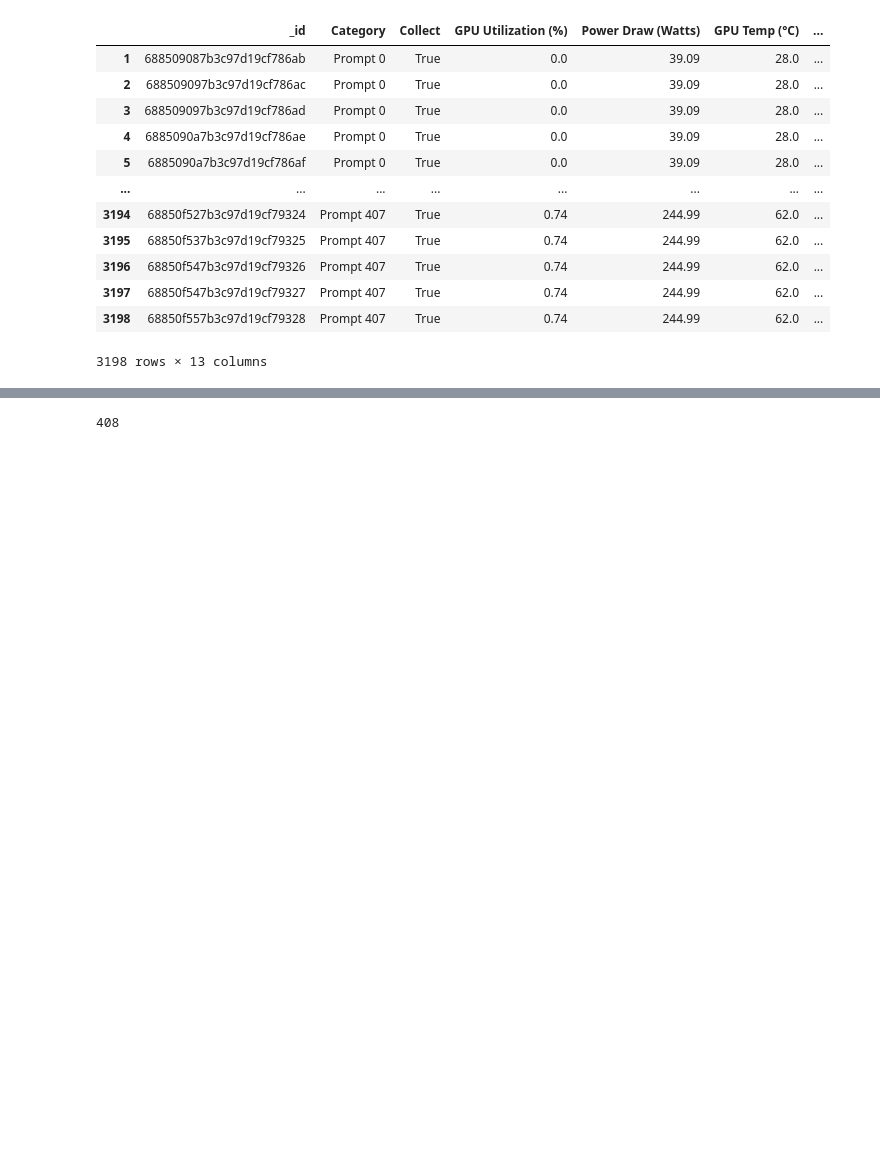
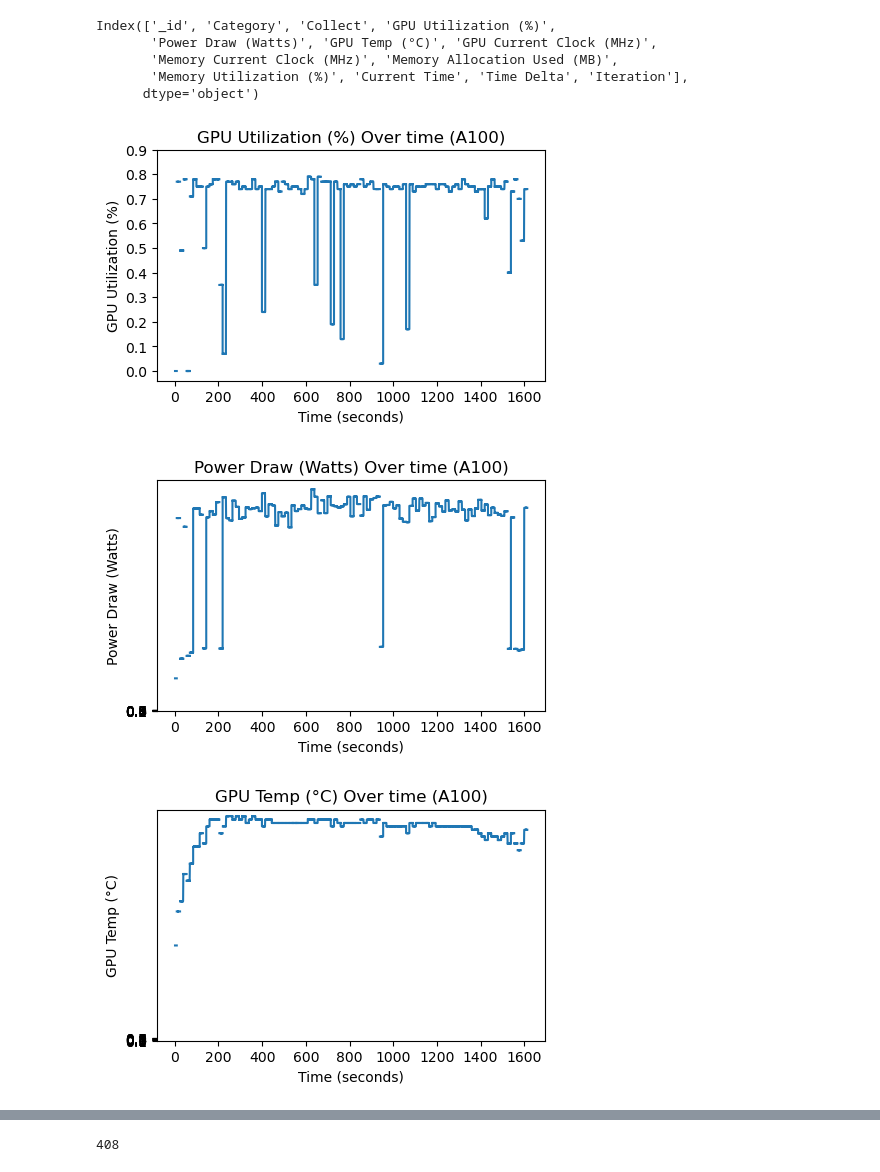
Before and after one commit to alt-rahul/5g-edge-app, a Jupyter notebook: data/processing/metric_eda.ipynb, the cells around one changed output, grey strips where cells are left out. Saved outputs shown, nothing was run; the diff lists cells and outputs as text; code cells hidden in the pictures; blank space fills up the shorter version.

```diff
--- a/data/processing/metric_eda.ipynb
+++ b/data/processing/metric_eda.ipynb
@@ -34,30 +34,32 @@ verbose_statements.drop(columns=['index'], inplace=True)
 live_metrics = live_metrics.drop(columns=verbose_statements.columns[3:])
 live_metrics = live_metrics.drop(columns=intial_statment.columns[1:-2])
 live_metrics = live_metrics.iloc[:-1, :]
-# %%
-live_metrics
-# %% [output]
-|  | _id | Category | Collect | GPU Utilization (%) | Power Draw (Watts) | GPU Temp (°C) | ... |
-| 1 | 688509087b3c97d19cf786ab | Prompt 0 | True | 0.0 | 39.09 | 28.0 | ... |
-| 2 | 688509097b3c97d19cf786ac | Prompt 0 | True | 0.0 | 39.09 | 28.0 | ... |
-| 3 | 688509097b3c97d19cf786ad | Prompt 0 | True | 0.0 | 39.09 | 28.0 | ... |
-| 4 | 6885090a7b3c97d19cf786ae | Prompt 0 | True | 0.0 | 39.09 | 28.0 | ... |
-| 5 | 6885090a7b3c97d19cf786af | Prompt 0 | True | 0.0 | 39.09 | 28.0 | ... |
-| ... | ... | ... | ... | ... | ... | ... | ... |
-| 3194 | 68850f527b3c97d19cf79324 | Prompt 407 | True | 0.74 | 244.99 | 62.0 | ... |
-| 3195 | 68850f537b3c97d19cf79325 | Prompt 407 | True | 0.74 | 244.99 | 62.0 | ... |
-| 3196 | 68850f547b3c97d19cf79326 | Prompt 407 | True | 0.74 | 244.99 | 62.0 | ... |
-| 3197 | 68850f547b3c97d19cf79327 | Prompt 407 | True | 0.74 | 244.99 | 62.0 | ... |
-| 3198 | 68850f557b3c97d19cf79328 | Prompt 407 | True | 0.74 | 244.99 | 62.0 | ... |
-3198 rows × 13 columns
 # %%
 live_metrics["GPU Utilization (%)"] = pd.to_numeric(live_metrics["GPU Utilization (%)"])
 # %%
 live_metrics['Current Time'] = pd.to_datetime(live_metrics['Current Time'], format='%H:%M:%S')
 # %%
 metric_names = live_metrics.columns[3:-3]
+# %%
+live_metrics.columns
+# %% [output]
+Index(['_id', 'Category', 'Collect', 'GPU Utilization (%)',
+       'Power Draw (Watts)', 'GPU Temp (°C)', 'GPU Current Clock (MHz)',
+       'Memory Current Clock (MHz)', 'Memory Allocation Used (MB)',
+       'Memory Utilization (%)', 'Current Time', 'Time Delta', 'Iteration'],
+      dtype='object')
 # %%
 import matplotlib.pyplot as plt
+yticks_range = np.arange(0, 1, 0.1)
 for metric in metric_names:
-    live_metrics.plot('Current Time', metric, title=f"{metric} Over time", ylabel=metric)
+    plt.figure(figsize=(5,3))
+    plt.plot(live_metrics['Time Delta'], live_metrics[metric])
+    plt.ylabel(metric)
+    plt.xlabel("Time (seconds)")
+    plt.yticks(yticks_range)
+    plt.title(f"{metric} Over time (A100)")
     plt.show()
+# %% [output]
+[figure, added]
+[figure, added]
+[figure, added]
```
Also changed, not shown: parts of 4 cells of this notebook, 2 other files.
